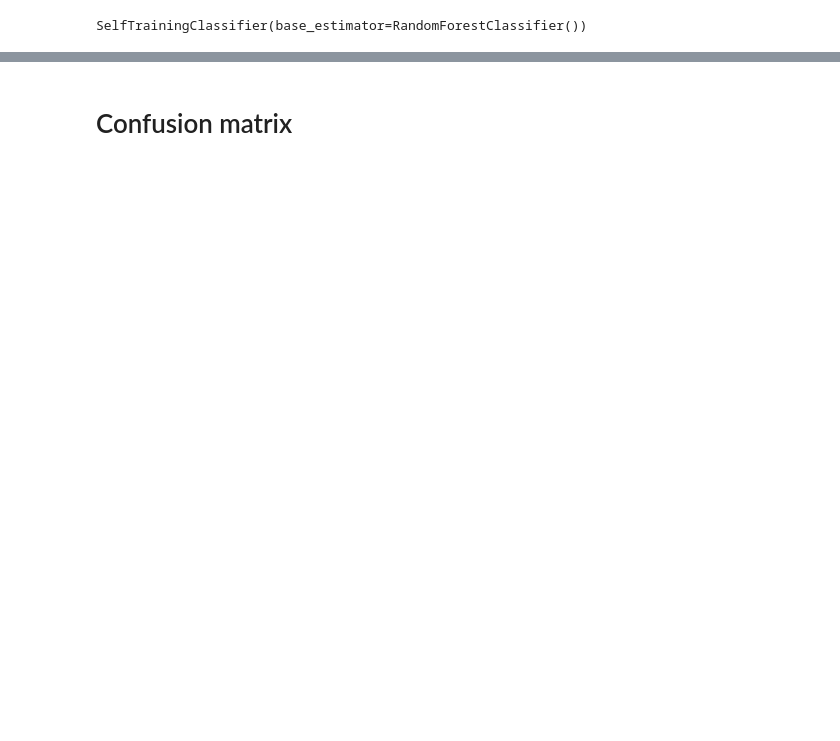
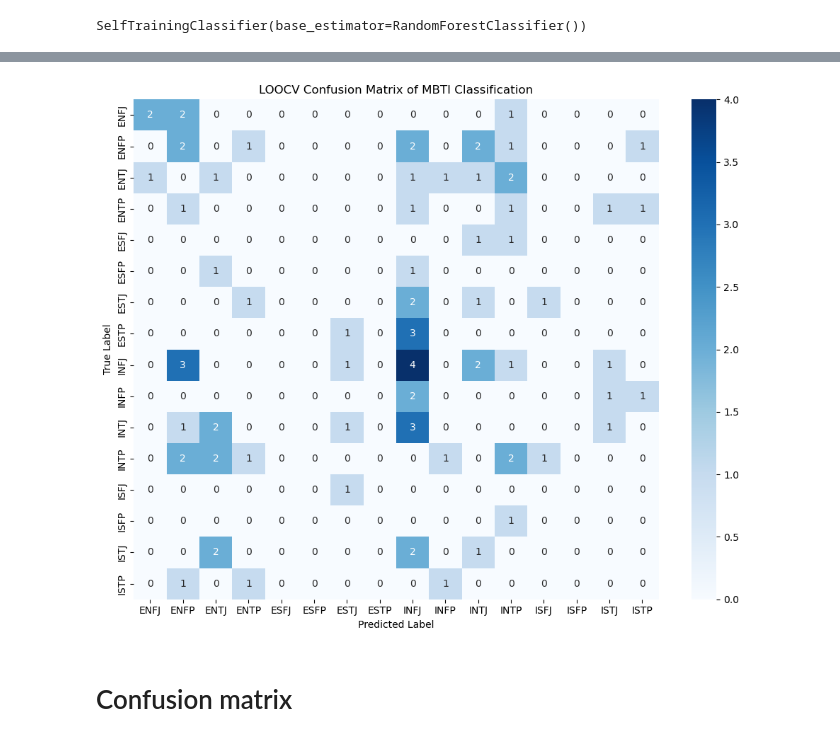
Before and after one commit to F1rePh0enix/Class_EEG_MBTI, a Jupyter notebook: Extraction.ipynb, the cells around one changed output, grey strips where cells are left out. Cells and saved outputs as stored; diff of their text form; code cells hidden in the pictures; blank space fills up the shorter version.

```diff
--- a/Extraction.ipynb
+++ b/Extraction.ipynb
@@ -138,28 +215,51 @@ SelfTrainingClassifier(base_estimator=RandomForestClassifier())
 # %%
-from sklearn.model_selection import train_test_split
-from sklearn.metrics import classification_report
+from sklearn.model_selection import LeaveOneOut
+from sklearn.metrics import confusion_matrix, classification_report
+import numpy as np
+import matplotlib.pyplot as plt
+import seaborn as sns
 
-# Step 1: Split labeled data into train/test
-train_labeled_df, test_labeled_df = train_test_split(
-    labeled_df, test_size=0.2, random_state=42, stratify=labeled_df['mbti_type']
-)
+def mbti_similarity_score(true_type, predicted_type):
+    return sum(t == p for t, p in zip(true_type, predicted_type)) / 4
 
-# Step 2: Combine train_labeled with unlabeled data
-semi_supervised_df = pd.concat([train_labeled_df, unlabeled_df])
+loo = LeaveOneOut()
+y_true = []
+y_pred = []
+similarity_scores = []
 
-# Step 3: Re-prepare the input matrix
-X_semi = preprocessor.fit_transform(semi_supervised_df)
-y_semi = semi_supervised_df['mbti_type'].fillna(-1)
+X_labeled = preprocessor.fit_transform(labeled_df)
+y_labeled = labeled_df['mbti_type'].values
 
-# Step 4: Train the classifier
-self_training_clf = SelfTrainingClassifier(RandomForestClassifier())
-self_training_clf.fit(X_semi, y_semi)
+for train_index, test_index in loo.split(X_labeled):
+    X_train, X_test = X_labeled[train_index], X_labeled[test_index]
+    y_train, y_test = y_labeled[train_index], y_labeled[test_index]
 
-# Step 5: Preprocess test set and evaluate
-X_test = preprocessor.transform(test_labeled_df)
-y_test = test_labeled_df['mbti_type']
+    clf = SelfTrainingClassifier(RandomForestClassifier())
+    clf.fit(X_train, y_train)
 
-y_pred = self_training_clf.predict(X_test)
+    prediction = clf.predict(X_test)[0]
+    y_pred.append(prediction)
+    y_true.append(y_test[0])
 
-print(classification_report(y_test, y_pred))
+    # Compute and store similarity score
+    similarity_scores.append(mbti_similarity_score(y_test[0], prediction))
+
+# Output
+print("Average MBTI similarity score (0-1):", np.mean(similarity_scores))
+
+# Optionally still show full classification report and confusion matrix
+print("\nClassification Report:")
+print(classification_report(y_true, y_pred))
+
+labels = np.unique(y_labeled)
+cm = confusion_matrix(y_true, y_pred, labels=labels)
+
+plt.figure(figsize=(10, 8))
+sns.heatmap(cm, annot=True, fmt='d', cmap='Blues',
+            xticklabels=labels, yticklabels=labels)
+plt.title('LOOCV Confusion Matrix of MBTI Classification')
+plt.xlabel('Predicted Label')
+plt.ylabel('True Label')
+plt.tight_layout()
+plt.show()
 # %% [output]
@@ -183,2 +283,3 @@ weighted avg       0.42      0.46      0.43        59
+[figure, added]
 # %% [markdown]
 # Confusion matrix
```
Also changed, not shown: parts of 9 cells of this notebook, 7 other files.
